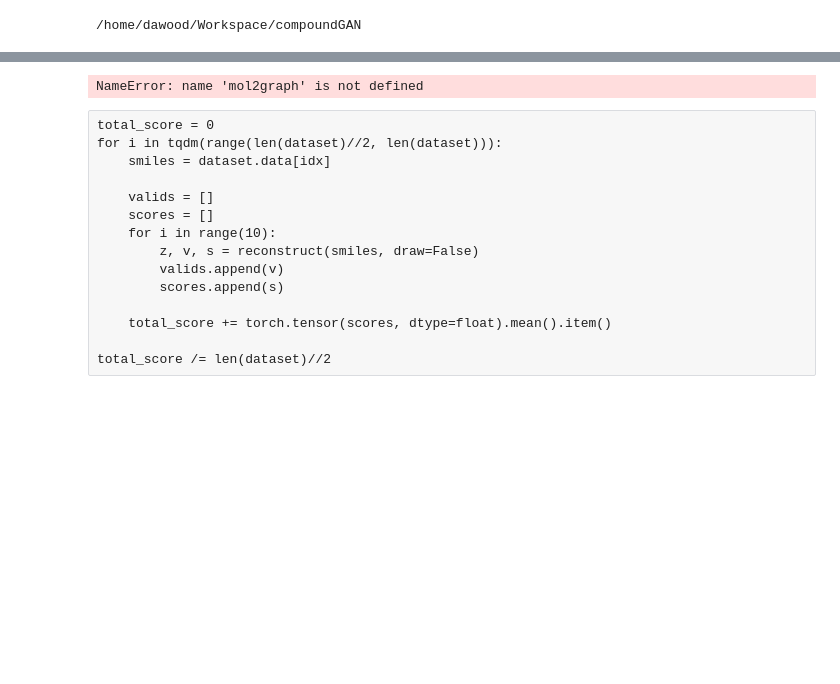
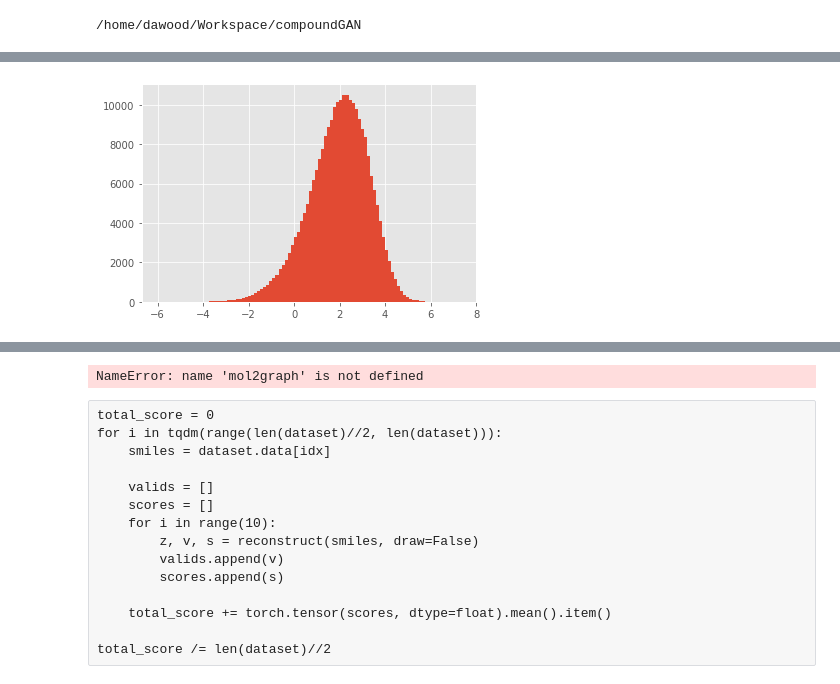
Before and after one commit to dawood95/compoundGAN, a Jupyter notebook: notebooks/model_test.ipynb, the cells around one changed output, grey strips where cells are left out. Saved outputs shown, nothing was run; the diff lists cells and outputs as text; code cells hidden in the pictures; blank space fills up the shorter version.

```diff
--- a/notebooks/model_test.ipynb
+++ b/notebooks/model_test.ipynb
@@ -37,13 +38,22 @@ random.seed(42)
 # %%
 dataset = SELFIES('/home/dawood/Datasets/ZINC250K/data.csv')
 dataset_smiles = []
+dataset_logP = []
 for smiles in tqdm(dataset.data):
     mol = Chem.MolFromSmiles(smiles)
     Chem.Kekulize(mol)
     smiles = Chem.CanonSmiles(Chem.MolToSmiles(mol))
     dataset_smiles.append(smiles)
+
+    logP = Descriptors.MolLogP(mol)
+    dataset_logP.append(logP)
 # %% [output]
 [interactive output not drawn]
+# %%
+plt.hist(dataset_logP, bins=100)
+plt.show()
+# %% [output]
+[figure, added]
 # %%
 #state_dict = torch.load('/home/dawood/Experiments/compound-gan-c7f57372210a4de2a2af310e75c54d4f/model_76.weights', map_location='cpu')#
 #state_dict = torch.load('/home/dawood/Experiments/compound-gan-0f740abcf5244a9d91ad75689c747fcb/model_177.weights', map_location='cpu')#
```
Also changed, not shown: parts of 8 cells of this notebook, 8 other files.
